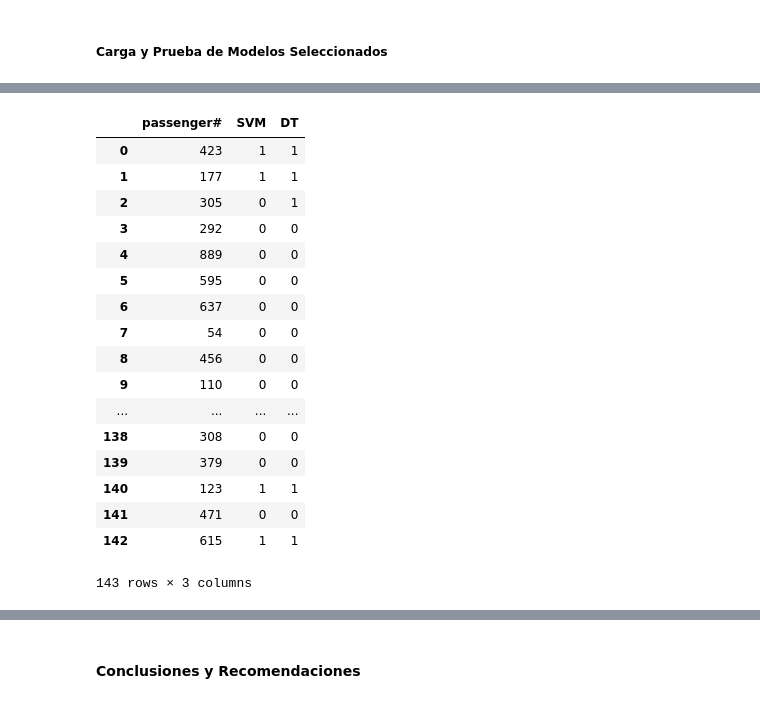
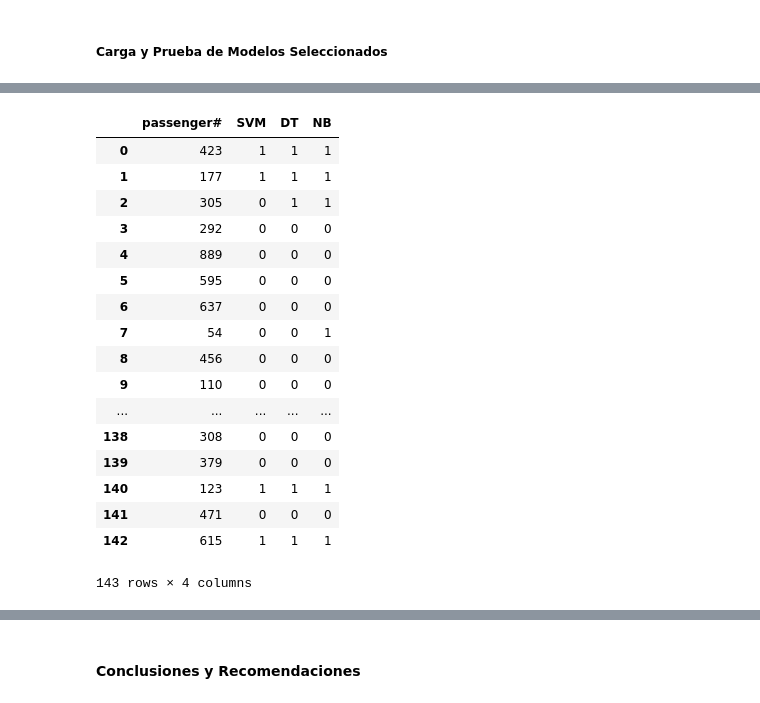
Before and after one commit to fercho1011/Statistical-Learning, a Jupyter notebook: Proyecto_Final_ML-FernandoVG-17012696.ipynb, the cells around one changed output, grey strips where cells are left out. Drawn from its saved outputs; the diff is of its cells as text; code cells hidden in the pictures.

```diff
--- a/Proyecto_Final_ML-FernandoVG-17012696.ipynb
+++ b/Proyecto_Final_ML-FernandoVG-17012696.ipynb
@@ -407,4 +422,8 @@ notebook
 # %%
+#Chaning dir to find and load Logs
 os.chdir(r"C:\Users\Fernando\Documents\STUFF\GALILEO\2-Statistical Learning ML\Final\Logs")
+
 svm = joblib.load('tSVM_c=1_g=0.1_Age_Fare_Parch_SibSp_passenger_sex_passenger_class.pkl')
-dt = svm_model = joblib.load('tDT__Age_Fare_Parch_SibSp_passenger_sex_passenger_class.pkl')
+dt = joblib.load('tDT__Age_Fare_Parch_SibSp_passenger_sex_passenger_class.pkl')
+nb = joblib.load('tNB__Age_Fare_Parch_SibSp_passenger_sex_passenger_class.pkl')
+tflr = np.load("tTF.LR_lr=0.002_L2_Lmd=0.1_Age_Fare_Parch_SibSp_passenger_sex_passenger_class.npy")
@@ -425,22 +450,22 @@ array([423, 177, 305, 292, 889, 595, 637,  54, 456, 110, 287, 315, 691,
 # %%
-predictions = pd.DataFrame({'passenger#':np.asarray(xTs.index),'SVM':svm.predict(xTs),'DT':dt.predict(xTs)})
+predictions = pd.DataFrame({'passenger#':np.asarray(xTs.index),'SVM':svm.predict(xTs),'DT':dt.predict(xTs), 'NB':nb.predict(xTs)})
 predictions
 # %% [output]
-|  | passenger# | SVM | DT |
-| 0 | 423 | 1 | 1 |
-| 1 | 177 | 1 | 1 |
-| 2 | 305 | 0 | 1 |
-| 3 | 292 | 0 | 0 |
-| 4 | 889 | 0 | 0 |
-| 5 | 595 | 0 | 0 |
-| 6 | 637 | 0 | 0 |
-| 7 | 54 | 0 | 0 |
-| 8 | 456 | 0 | 0 |
-| 9 | 110 | 0 | 0 |
-| ... | ... | ... | ... |
-| 138 | 308 | 0 | 0 |
-| 139 | 379 | 0 | 0 |
-| 140 | 123 | 1 | 1 |
-| 141 | 471 | 0 | 0 |
-| 142 | 615 | 1 | 1 |
+|  | passenger# | SVM | DT | NB |
+| 0 | 423 | 1 | 1 | 1 |
+| 1 | 177 | 1 | 1 | 1 |
+| 2 | 305 | 0 | 1 | 1 |
+| 3 | 292 | 0 | 0 | 0 |
+| 4 | 889 | 0 | 0 | 0 |
+| 5 | 595 | 0 | 0 | 0 |
+| 6 | 637 | 0 | 0 | 0 |
+| 7 | 54 | 0 | 0 | 1 |
+| 8 | 456 | 0 | 0 | 0 |
+| 9 | 110 | 0 | 0 | 0 |
+| ... | ... | ... | ... | ... |
+| 138 | 308 | 0 | 0 | 0 |
+| 139 | 379 | 0 | 0 | 0 |
+| 140 | 123 | 1 | 1 | 1 |
+| 141 | 471 | 0 | 0 | 0 |
+| 142 | 615 | 1 | 1 | 1 |
-143 rows × 3 columns
+143 rows × 4 columns
```
Also changed, not shown: parts of 10 cells of this notebook.
